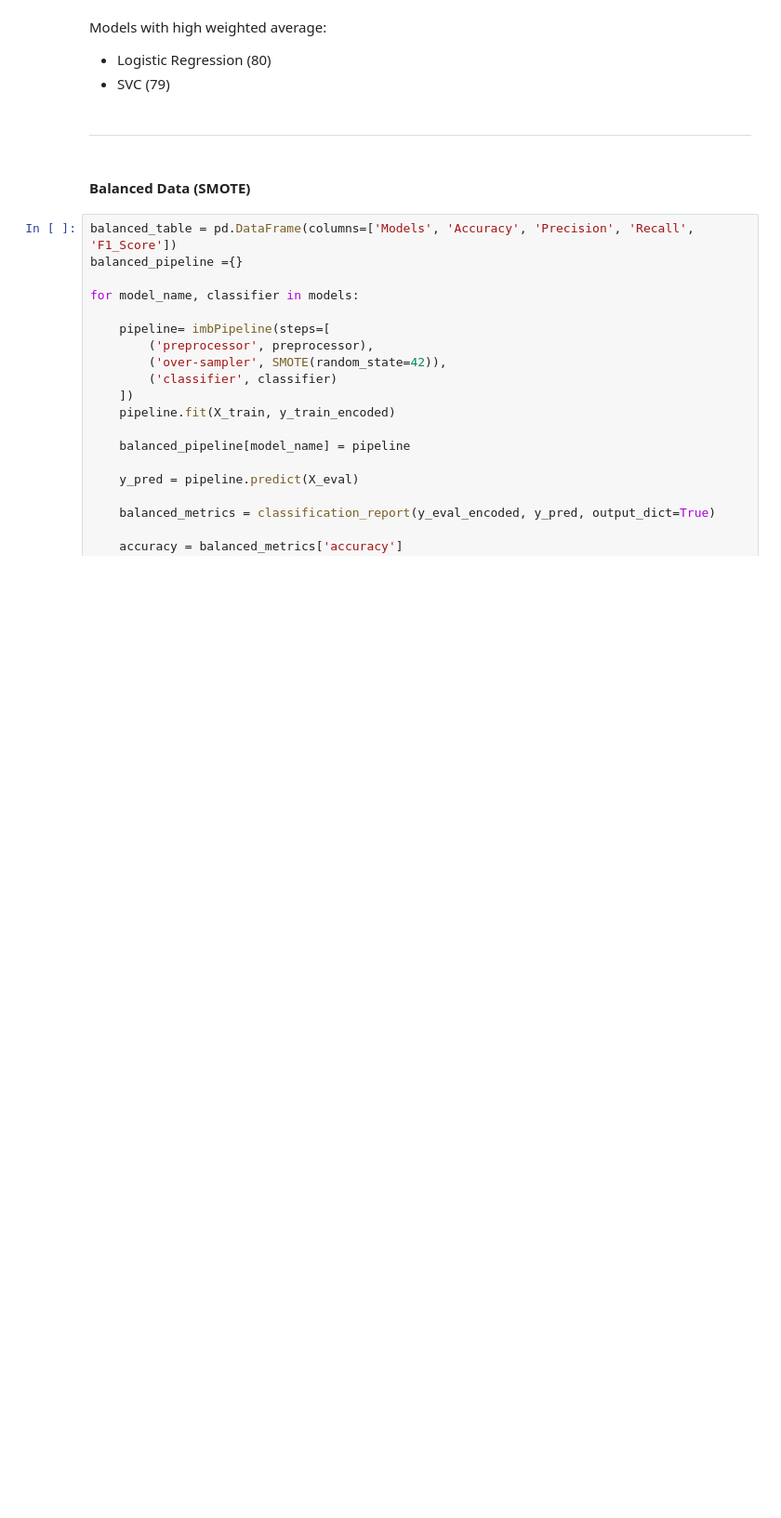
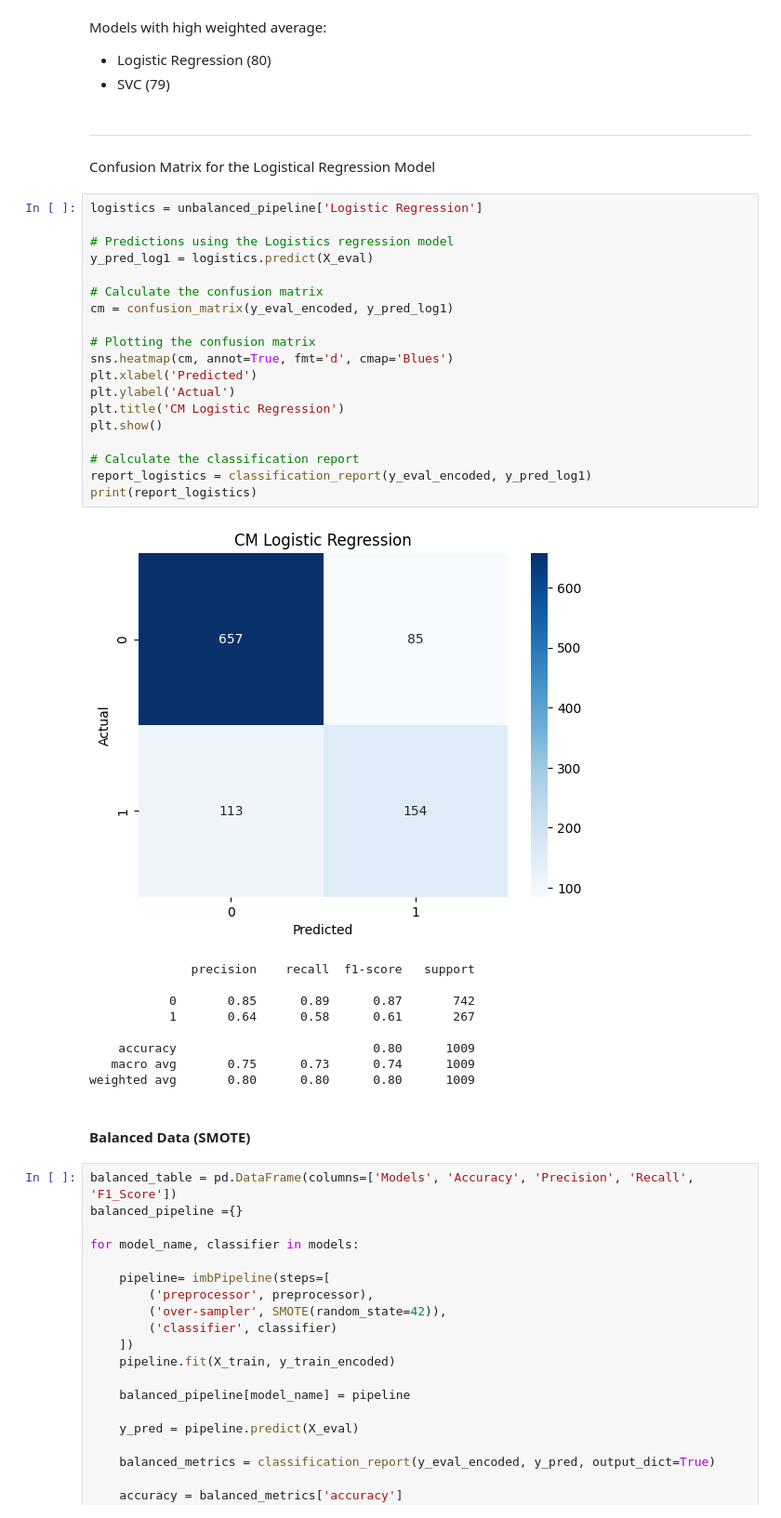
Before and after one commit to Kwamena-A-Yamoah/Customer-churn-analysis, a Jupyter notebook: Notebook/Customer_churn_analysis.ipynb, the cells around one changed output. Shown at 93% size. Cells and saved outputs as stored; diff of their text form; blank space fills up the shorter version.

```diff
--- a/Notebook/Customer_churn_analysis.ipynb
+++ b/Notebook/Customer_churn_analysis.ipynb
@@ -1248,6 +1255,37 @@ Models with high weighted average:
 - SVC (79)
 # %% [markdown]
 ___
+# %% [markdown]
+Confusion Matrix for the Logistical Regression Model
+# %%
+logistics = unbalanced_pipeline['Logistic Regression']
+
+# Predictions using the Logistics regression model
+y_pred_log1 = logistics.predict(X_eval)
+
+# Calculate the confusion matrix
+cm = confusion_matrix(y_eval_encoded, y_pred_log1)
+
+# Plotting the confusion matrix
+sns.heatmap(cm, annot=True, fmt='d', cmap='Blues')
+plt.xlabel('Predicted')
+plt.ylabel('Actual')
+plt.title('CM Logistic Regression')
+plt.show()
+
+# Calculate the classification report
+report_logistics = classification_report(y_eval_encoded, y_pred_log1)
+print(report_logistics)
+# %% [output]
+[figure, added]
+              precision    recall  f1-score   support
+
+           0       0.85      0.89      0.87       742
+           1       0.64      0.58      0.61       267
+
+    accuracy                           0.80      1009
+   macro avg       0.75      0.73      0.74      1009
+weighted avg       0.80      0.80      0.80      1009
 # %% [markdown]
 #### Balanced Data (SMOTE)
 # %%
```
Also changed, not shown: parts of 30 cells of this notebook.
